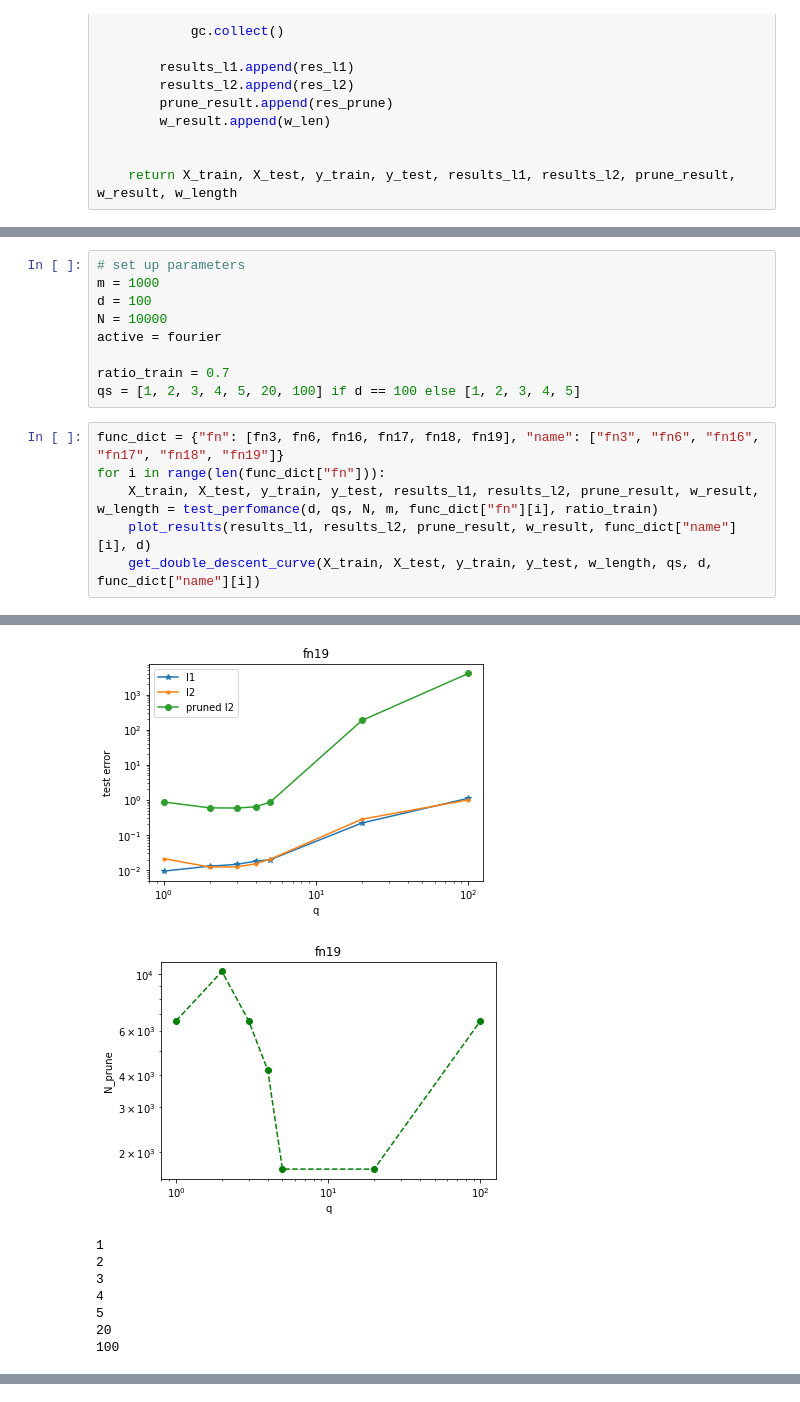
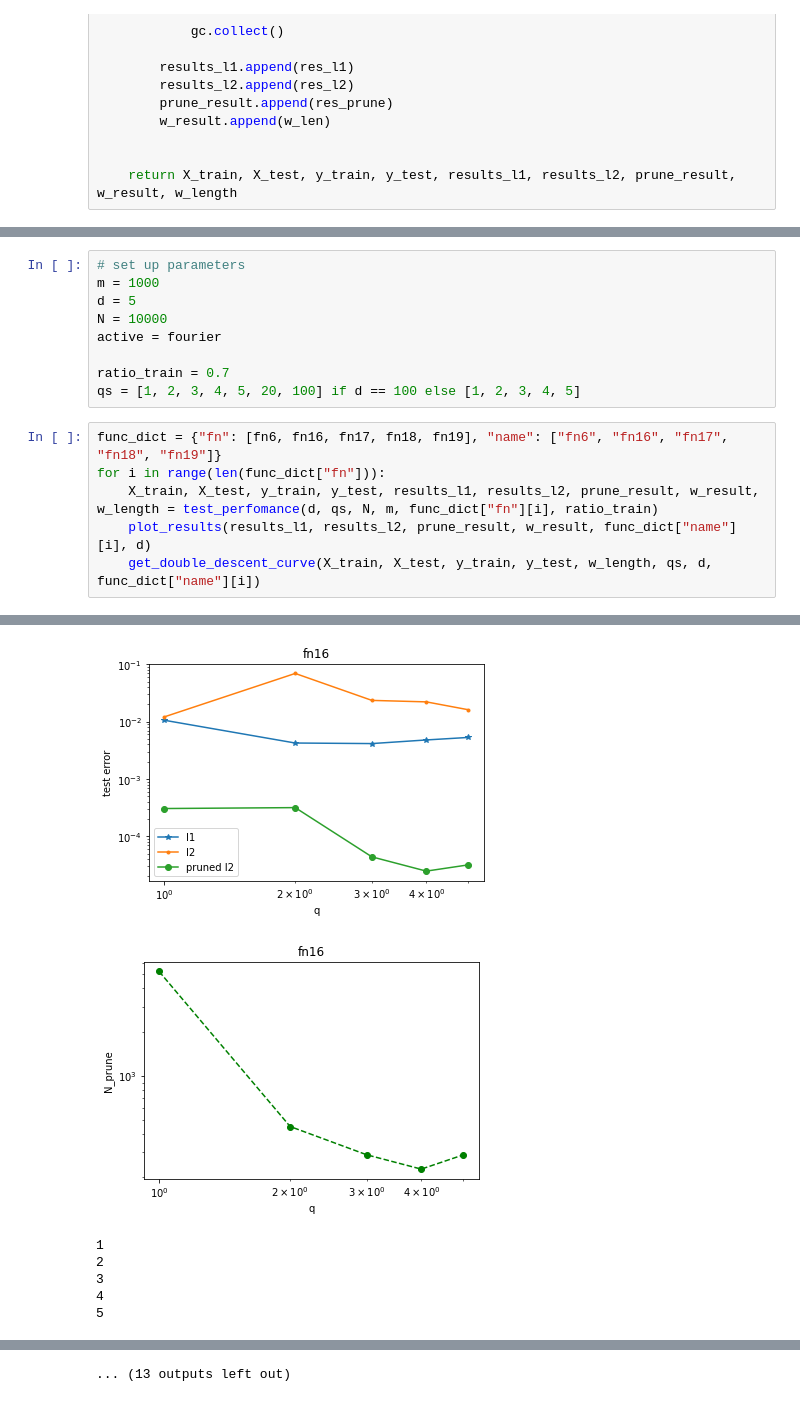
Before and after one commit to rhshi/sparse-rf, a Jupyter notebook: examples/l1_l2/comp_l1_l2_prunel2.ipynb, the cells around one changed output, grey strips where cells are left out. Saved outputs shown, nothing was run; the diff lists cells and outputs as text.

```diff
--- a/examples/l1_l2/comp_l1_l2_prunel2.ipynb
+++ b/examples/l1_l2/comp_l1_l2_prunel2.ipynb
@@ -152,14 +152,14 @@ def get_double_descent_curve(X_train, X_test, y_train, y_test, w_length, qs, d,
 # %%
 # set up parameters
 m = 1000
-d = 100
+d = 5
 N = 10000
 active = fourier
 
 ratio_train = 0.7
 qs = [1, 2, 3, 4, 5, 20, 100] if d == 100 else [1, 2, 3, 4, 5]
 # %%
-func_dict = {"fn": [fn3, fn6, fn16, fn17, fn18, fn19], "name": ["fn3", "fn6", "fn16", "fn17", "fn18", "fn19"]}
+func_dict = {"fn": [fn6, fn16, fn17, fn18, fn19], "name": ["fn6", "fn16", "fn17", "fn18", "fn19"]}
 for i in range(len(func_dict["fn"])):
     X_train, X_test, y_train, y_test, results_l1, results_l2, prune_result, w_result, w_length = test_perfomance(d, qs, N, m, func_dict["fn"][i], ratio_train)
     plot_results(results_l1, results_l2, prune_result, w_result, func_dict["name"][i], d)
@@ -212,9 +210,7 @@ fn19, l2_prune: [0.8731558648897749, 0.5958446770163364, 0.5877919930172106, 0.6
-[figure, old version]
+[figure, new version]
-[figure, old version]
+[figure, new version]
 1
 2
 3
 4
 5
-20
-100
@@ -221,0 +236 @@ fn19, l2_prune: [0.8731558648897749, 0.5958446770163364, 0.5877919930172106, 0.6
+... (13 outputs left out)
```
Also changed, not shown: parts of 3 cells of this notebook, 5 other files.
